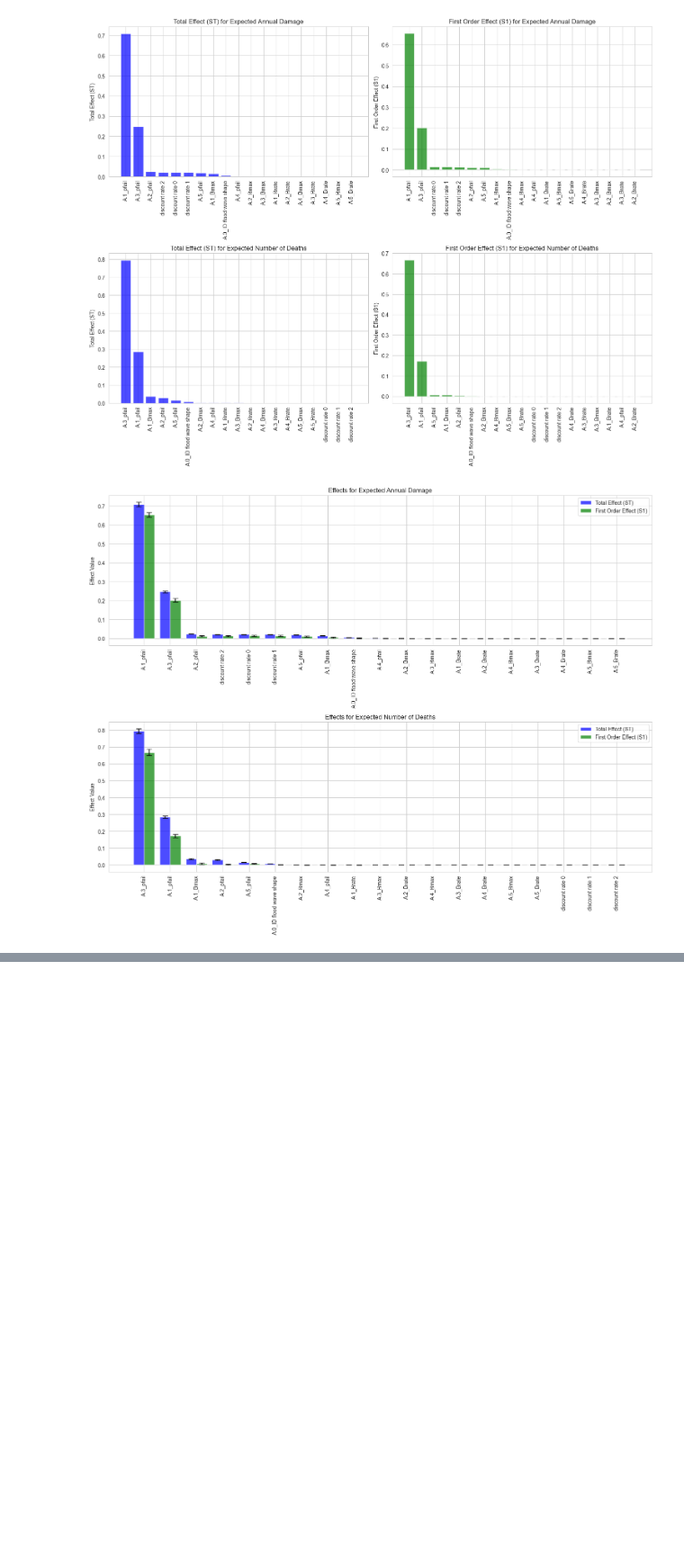
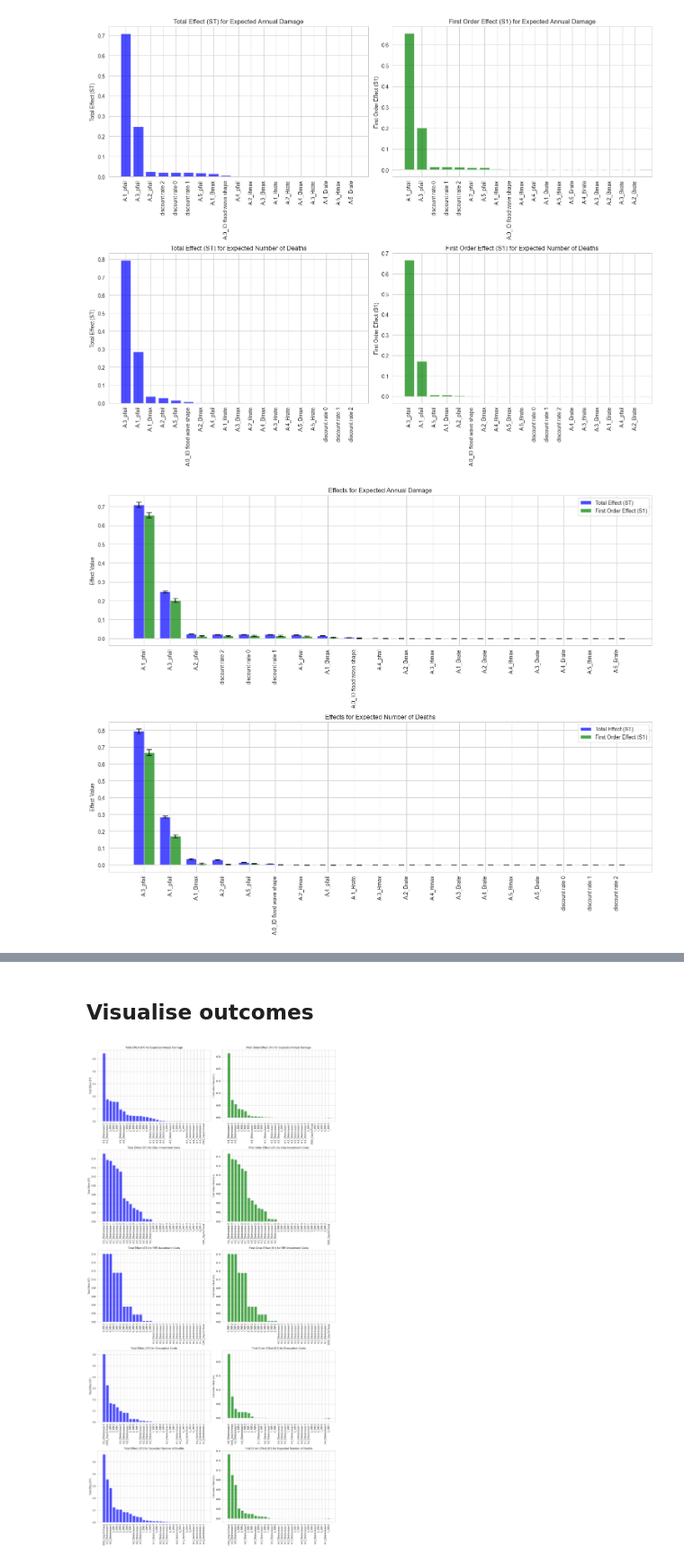
Before and after one commit to jeroenvantil/epa141A_open, a Jupyter notebook: final assignment/Sobol SA.ipynb, the cells around one changed output, grey strips where cells are left out. Shown at 90% size. Cells and saved outputs as stored; diff of their text form; code cells hidden in the pictures; blank space fills up the shorter version.

```diff
--- a/final assignment/Sobol SA.ipynb
+++ b/final assignment/Sobol SA.ipynb
@@ -129,17 +131,17 @@ display(final_df)
 ## Visualise outcomes
 # %%
 # Extract the unique outcomes from the columns of final_df
-outcomes = final_df.columns.get_level_values(0).unique()
+outcomes_unc = final_df.columns.get_level_values(0).unique()
 
 # Set the style for seaborn
 sns.set_style('whitegrid')
 
 # Create subplots for each outcome
-fig, axes = plt.subplots(nrows=len(outcomes), ncols=2, figsize=(15, len(outcomes) * 6))
+fig, axes = plt.subplots(nrows=len(outcomes_unc), ncols=2, figsize=(15, len(outcomes_unc) * 6))
 fig.subplots_adjust(hspace=0.5)
 
 # Iterate over each outcome and plot the ST and S1 values
-for i, outcome in enumerate(outcomes):
+for i, outcome in enumerate(outcomes_unc):
     # Extract the data for the current outcome
     st_data = final_df[outcome]['ST']
     s1_data = final_df[outcome]['S1']
@@ -167,20 +169,20 @@ plt.show()
 [figure]
 # %%
 # Extract the unique outcomes from the columns of final_df
-outcomes = final_df.columns.get_level_values(0).unique()
+outcomes_unc = final_df.columns.get_level_values(0).unique()
 
 # Set the style for seaborn
 sns.set_style('whitegrid')
 
 # Create subplots for each outcome
-fig, axes = plt.subplots(nrows=len(outcomes), ncols=1, figsize=(15, len(outcomes) * 6))
+fig, axes = plt.subplots(nrows=len(outcomes_unc), ncols=1, figsize=(15, len(outcomes_unc) * 6))
 fig.subplots_adjust(hspace=0.5)
 
 # Define the width of the bars
 bar_width = 0.4
 
 # Iterate over each outcome and plot the ST and S1 values side by side
-for i, outcome in enumerate(outcomes):
+for i, outcome in enumerate(outcomes_unc):
     # Extract the data for the current outcome
     st_data = final_df[outcome]['ST']
     s1_data = final_df[outcome]['S1']
@@ -199,7 +201,7 @@ for i, outcome in enumerate(outcomes):
     r2 = [x + bar_width for x in r1]
 
     # Plot the Total Effects (ST) and First Order Effects (S1) side by side
-    ax = axes[i] if len(outcomes) > 1 else axes
+    ax = axes[i] if len(outcomes_unc) > 1 else axes
     ax.bar(r1, st_sorted.values, yerr=st_conf_sorted.values, width=bar_width, label='Total Effect (ST)', color='b', alpha=0.7, capsize=5)
     ax.bar(r2, s1_sorted.values, yerr=s1_conf_sorted.values, width=bar_width, label='First Order Effect (S1)', color='g', alpha=0.7, capsize=5)
 
@@ -217,0 +224,6 @@ plt.show()
+# %%
+with open('experiments_SOBOL_refx20000', 'rb') as file:
+    experiments_lev = pickle.load(file)
+
+with open('outcomes_SOBOL_refx20000', 'rb') as file:
+    outcomes_lev = pickle.load(file)
@@ -217,0 +278,40 @@ plt.show()
+# %% [markdown]
+## Visualise outcomes
+# %%
+# Extract the unique outcomes from the columns of final_df
+outcomes_lev = final_df.columns.get_level_values(0).unique()
+
+# Set the style for seaborn
+sns.set_style('whitegrid')
+
+# Create subplots for each outcome
+fig, axes = plt.subplots(nrows=len(outcomes_lev), ncols=2, figsize=(15, len(outcomes_lev) * 6))
+fig.subplots_adjust(hspace=0.5)
+
+# Iterate over each outcome and plot the ST and S1 values
+for i, outcome in enumerate(outcomes_lev):
+    # Extract the data for the current outcome
+    st_data = final_df[outcome]['ST']
+    s1_data = final_df[outcome]['S1']
+
+    # Sort the data to identify the levers with the highest effects
+    st_sorted = st_data.sort_values(ascending=False)
+    s1_sorted = s1_data.sort_values(ascending=False)
+
+    # Plot the Total Effects (ST)
+    axes[i, 0].bar(st_sorted.index, st_sorted.values, color='b', alpha=0.7)
+    axes[i, 0].set_title(f'Total Effect (ST) for {outcome}')
+    axes[i, 0].set_ylabel('Total Effect (ST)')
+    axes[i, 0].tick_params(axis='x', rotation=90)
+
+    # Plot the First Order Effects (S1)
+    axes[i, 1].bar(s1_sorted.index, s1_sorted.values, color='g', alpha=0.7)
+    axes[i, 1].set_title(f'First Order Effect (S1) for {outcome}')
+    axes[i, 1].set_ylabel('First Order Effect (S1)')
+    axes[i, 1].tick_params(axis='x', rotation=90)
+
+# Adjust layout to prevent overlap
+plt.tight_layout()
+plt.show()
+# %% [output]
+[figure, added]
```
Also changed, not shown: parts of 10 cells of this notebook.
